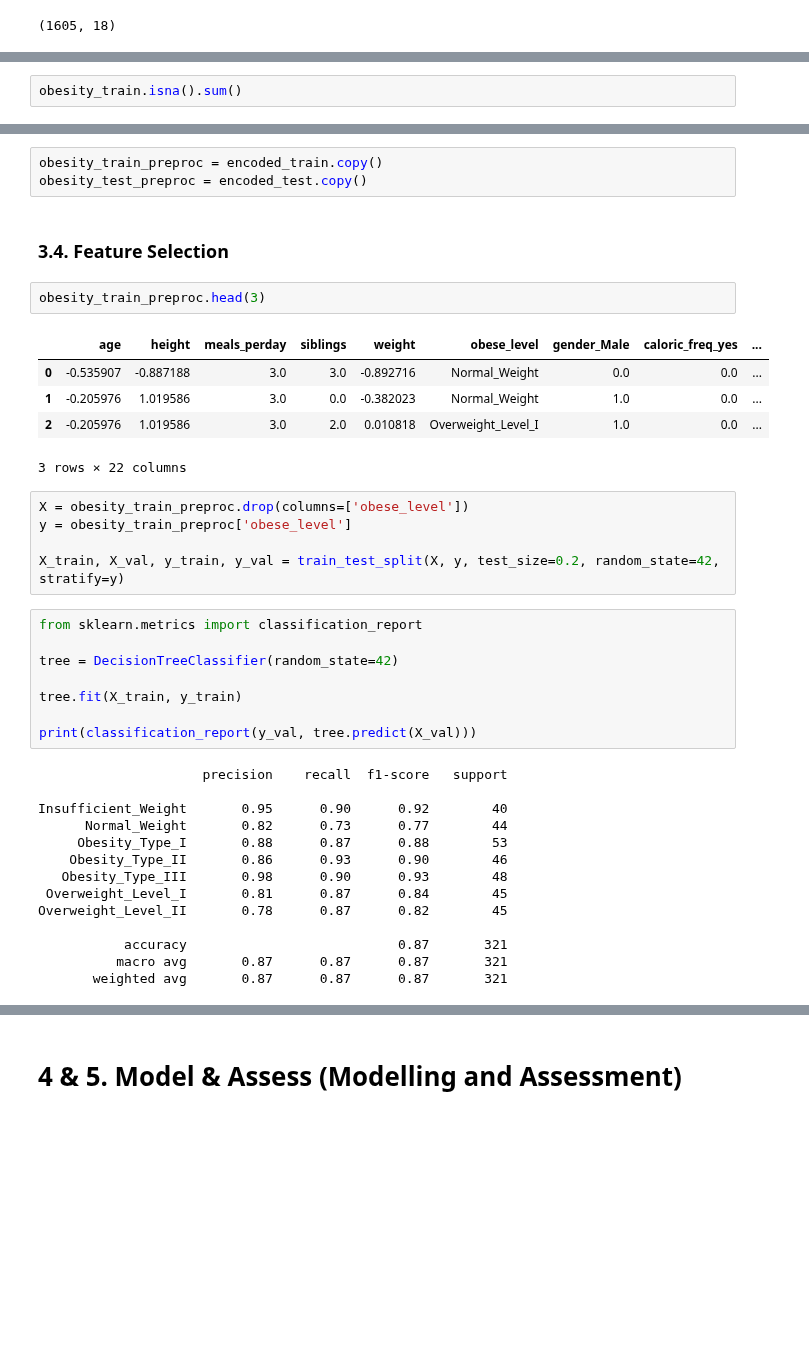
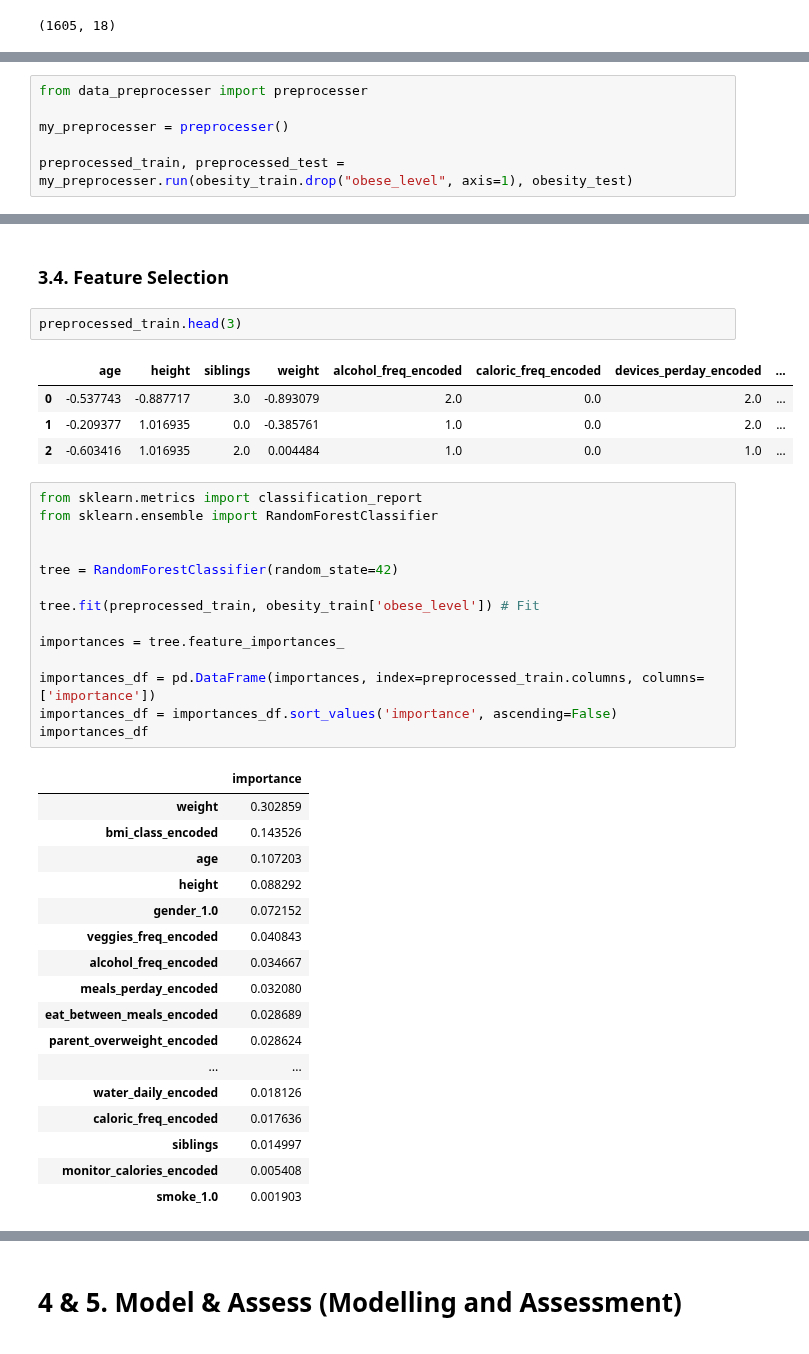
Before and after one commit to 0xMarc0s/IMS_ML_project, a Jupyter notebook: Project_Notebook_Template/Main Pipeline.ipynb, the cells around one changed output, grey strips where cells are left out. Cells and saved outputs as stored; diff of their text form; blank space fills up the shorter version.

```diff
--- a/Project_Notebook_Template/Main Pipeline.ipynb
+++ b/Project_Notebook_Template/Main Pipeline.ipynb
@@ -164,3 +171,7 @@ obesity_train.shape # Shape adds up to our expectation (6 rows deleted) 1611 ->
 # %%
-obesity_train.isna().sum()
+from data_preprocesser import preprocesser
+
+my_preprocesser = preprocesser()
+
+preprocessed_train, preprocessed_test = my_preprocesser.run(obesity_train.drop("obese_level", axis=1), obesity_test)
 # %% [output]
@@ -448,40 +185,41 @@ for df in dfs:
-# %%
-obesity_train_preproc = encoded_train.copy()
-obesity_test_preproc = encoded_test.copy()
 # %% [markdown]
 ### 3.4. Feature Selection
 # %%
-obesity_train_preproc.head(3)
+preprocessed_train.head(3)
 # %% [output]
-|  | age | height | meals_perday | siblings | weight | obese_level | gender_Male | caloric_freq_yes | ... |
-| 0 | -0.535907 | -0.887188 | 3.0 | 3.0 | -0.892716 | Normal_Weight | 0.0 | 0.0 | ... |
-| 1 | -0.205976 | 1.019586 | 3.0 | 0.0 | -0.382023 | Normal_Weight | 1.0 | 0.0 | ... |
-| 2 | -0.205976 | 1.019586 | 3.0 | 2.0 | 0.010818 | Overweight_Level_I | 1.0 | 0.0 | ... |
+|  | age | height | siblings | weight | alcohol_freq_encoded | caloric_freq_encoded | devices_perday_encoded | ... |
+| 0 | -0.537743 | -0.887717 | 3.0 | -0.893079 | 2.0 | 0.0 | 2.0 | ... |
+| 1 | -0.209377 | 1.016935 | 0.0 | -0.385761 | 1.0 | 0.0 | 2.0 | ... |
+| 2 | -0.603416 | 1.016935 | 2.0 | 0.004484 | 1.0 | 0.0 | 1.0 | ... |
-3 rows × 22 columns
-# %%
-X = obesity_train_preproc.drop(columns=['obese_level'])
-y = obesity_train_preproc['obese_level']
-
-X_train, X_val, y_train, y_val = train_test_split(X, y, test_size=0.2, random_state=42, stratify=y)
 # %%
 from sklearn.metrics import classification_report
+from sklearn.ensemble import RandomForestClassifier
 
-tree = DecisionTreeClassifier(random_state=42)
 
-tree.fit(X_train, y_train)
+tree = RandomForestClassifier(random_state=42)
 
-print(classification_report(y_val, tree.predict(X_val)))
+tree.fit(preprocessed_train, obesity_train['obese_level']) # Fit
+
+importances = tree.feature_importances_
+
+importances_df = pd.DataFrame(importances, index=preprocessed_train.columns, columns=['importance'])
+importances_df = importances_df.sort_values('importance', ascending=False)
+importances_df
 # %% [output]
-                     precision    recall  f1-score   support
-
-Insufficient_Weight       0.95      0.90      0.92        40
-      Normal_Weight       0.82      0.73      0.77        44
-     Obesity_Type_I       0.88      0.87      0.88        53
-    Obesity_Type_II       0.86      0.93      0.90        46
-   Obesity_Type_III       0.98      0.90      0.93        48
- Overweight_Level_I       0.81      0.87      0.84        45
-Overweight_Level_II       0.78      0.87      0.82        45
-
-           accuracy                           0.87       321
-          macro avg       0.87      0.87      0.87       321
-       weighted avg       0.87      0.87      0.87       321
+|  | importance |
+| weight | 0.302859 |
+| bmi_class_encoded | 0.143526 |
+| age | 0.107203 |
+| height | 0.088292 |
+| gender_1.0 | 0.072152 |
+| veggies_freq_encoded | 0.040843 |
+| alcohol_freq_encoded | 0.034667 |
+| meals_perday_encoded | 0.032080 |
+| eat_between_meals_encoded | 0.028689 |
+| parent_overweight_encoded | 0.028624 |
+| ... | ... |
+| water_daily_encoded | 0.018126 |
+| caloric_freq_encoded | 0.017636 |
+| siblings | 0.014997 |
+| monitor_calories_encoded | 0.005408 |
+| smoke_1.0 | 0.001903 |
```
Also changed, not shown: parts of 19 cells of this notebook, 1 other file.
